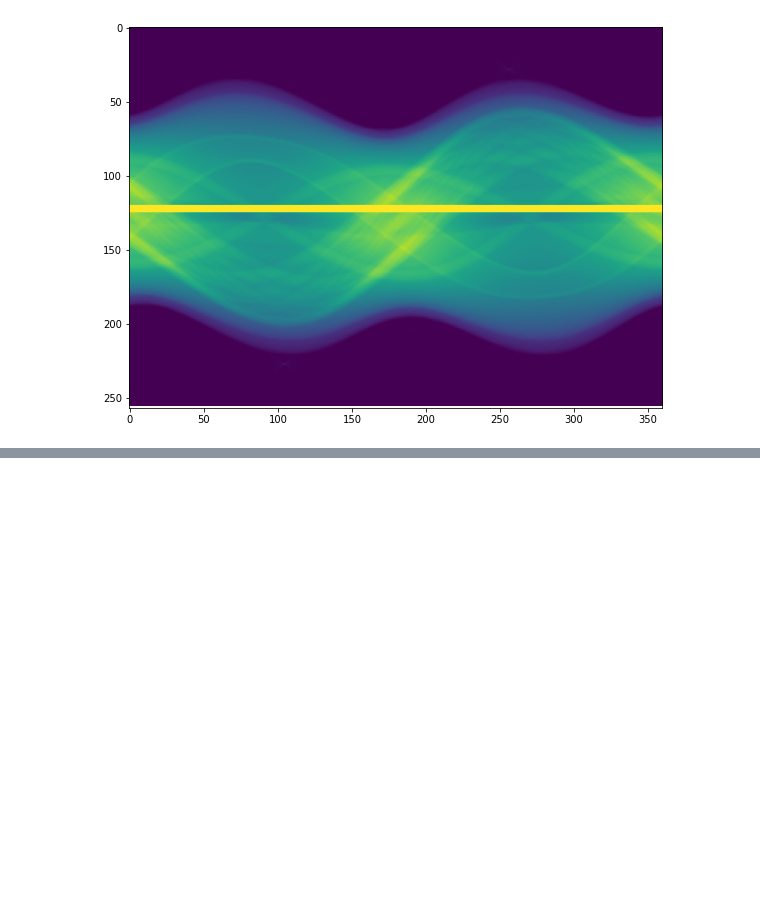
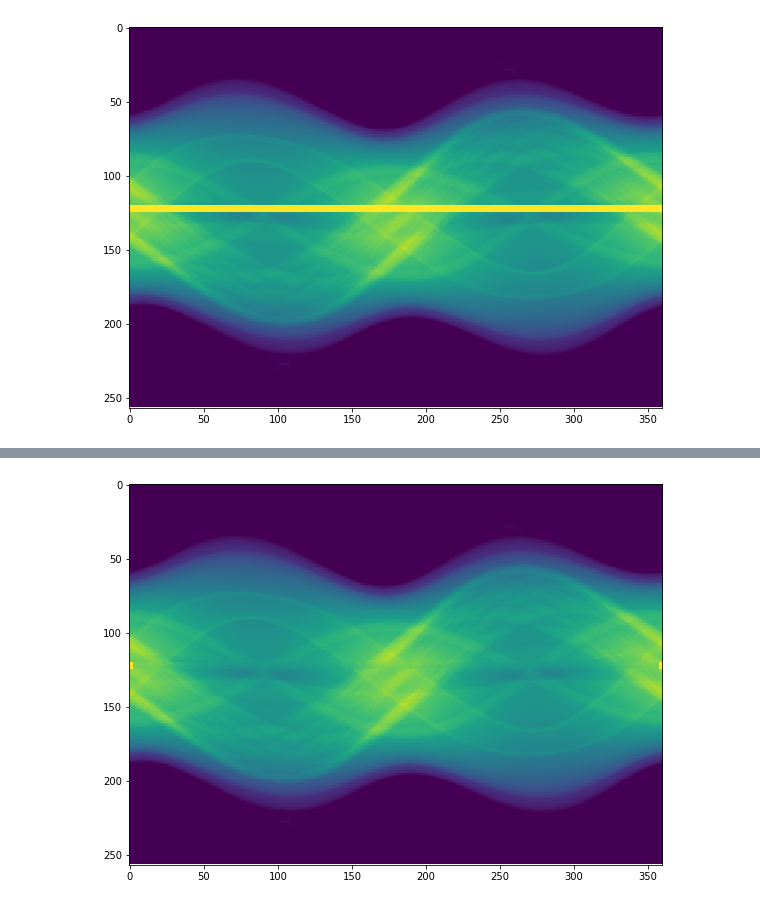
Before and after one commit to KyungRyeolBaek/study, a Jupyter notebook: AI study/치아/tooth_CNN.ipynb, the cells around one changed output, grey strips where cells are left out. Cells and saved outputs as stored; diff of their text form; code cells hidden in the pictures; blank space fills up the shorter version.

```diff
--- a/AI study/치아/tooth_CNN.ipynb
+++ b/AI study/치아/tooth_CNN.ipynb
@@ -223,0 +264,10 @@ df.iloc[0:5, 120:125]
+# %%
+# 예측한 이미지를 추가해서 그림을 그려보도록 하겠습니다.
+# 위에서 정규화를 했기 때문에 예측 모델에 300을 곱해줘야 합니다.
+df_test.iloc[120:125, 3:357] = pred_test.T * 300.0
+# 시각화
+plt.figure(figsize = (15, 7))
+plt.imshow(df_test)
+plt.colorbar;
+# %% [output]
+[figure, added]
```
Also changed, not shown: parts of 16 cells of this notebook.
